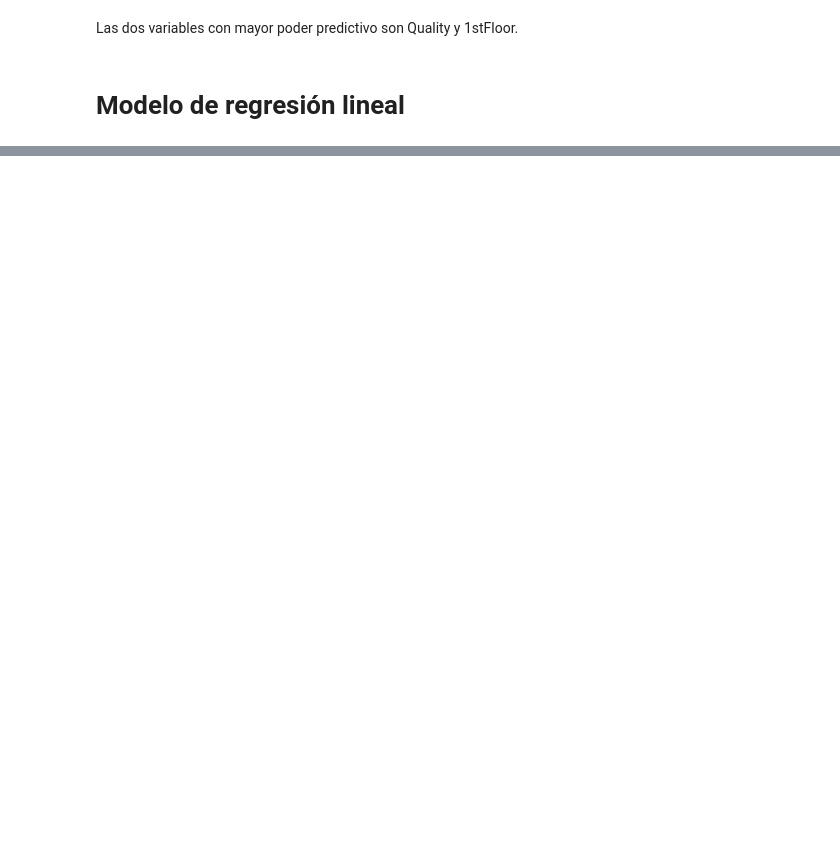
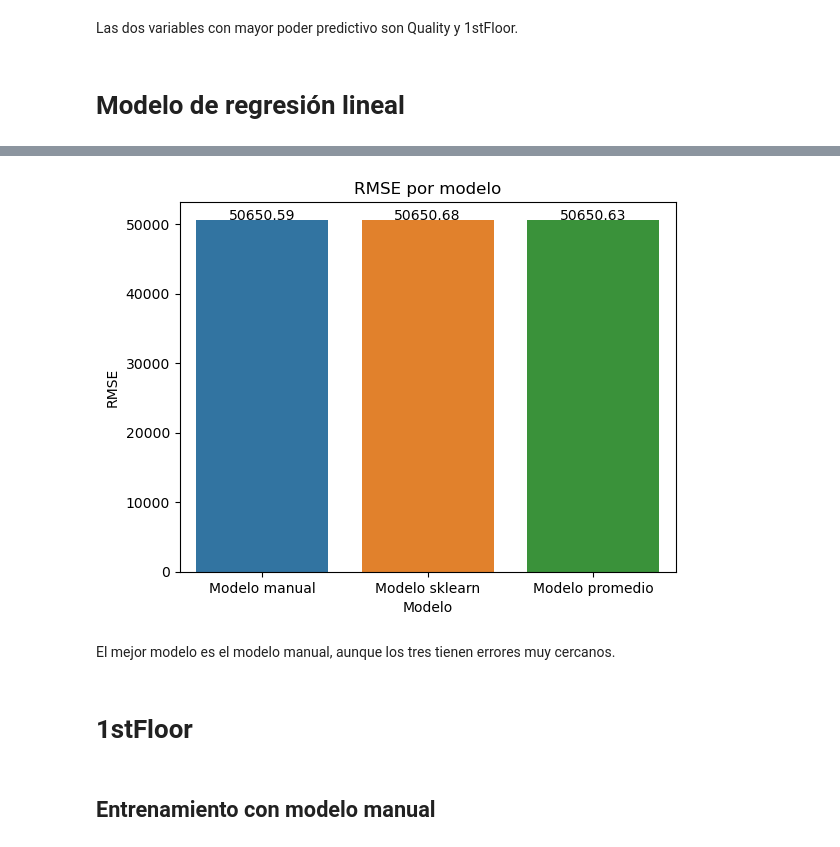
Before and after one commit to msalvaa/Proyecto-1, a Jupyter notebook: Proyecto 1 24000666.ipynb, the cells around one changed output, grey strips where cells are left out. Cells and saved outputs as stored; diff of their text form; code cells hidden in the pictures; blank space fills up the shorter version.

```diff
--- a/Proyecto 1 24000666.ipynb
+++ b/Proyecto 1 24000666.ipynb
@@ -29,5 +32,5 @@ train=df[0:int(len(df)*.8)]
 # %%
-test=df[int(len(df)*.8):len(df)+1]
+test=df[~np.isin(np.arange(len(df)), train_index)]
 # %%
 len(train)
 # %% [output]
@@ -276,0 +348,10 @@ errores(test_df["Quality"], pred_manual_quality, pred_sklearn_quality, pred_prom
+# %%
+regresion_quality.errores_modelos(test_df["SalePrice"])
+# %% [output]
+[figure, added]
+# %% [markdown]
+El mejor modelo es el modelo manual, aunque los tres tienen errores muy cercanos.
+# %% [markdown]
+# 1stFloor
+# %% [markdown]
+## Entrenamiento con modelo manual
```
Also changed, not shown: parts of 47 cells of this notebook.
